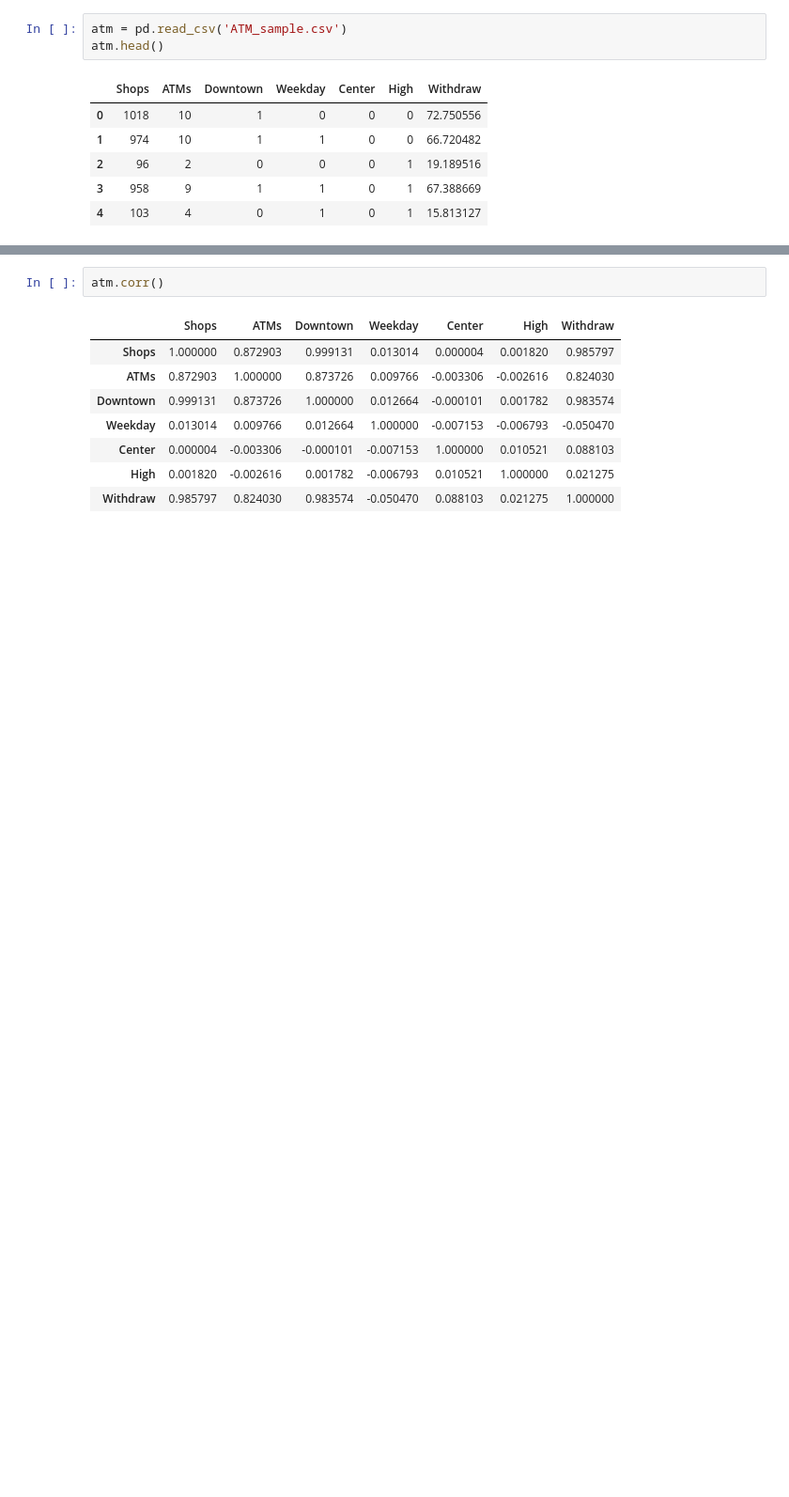
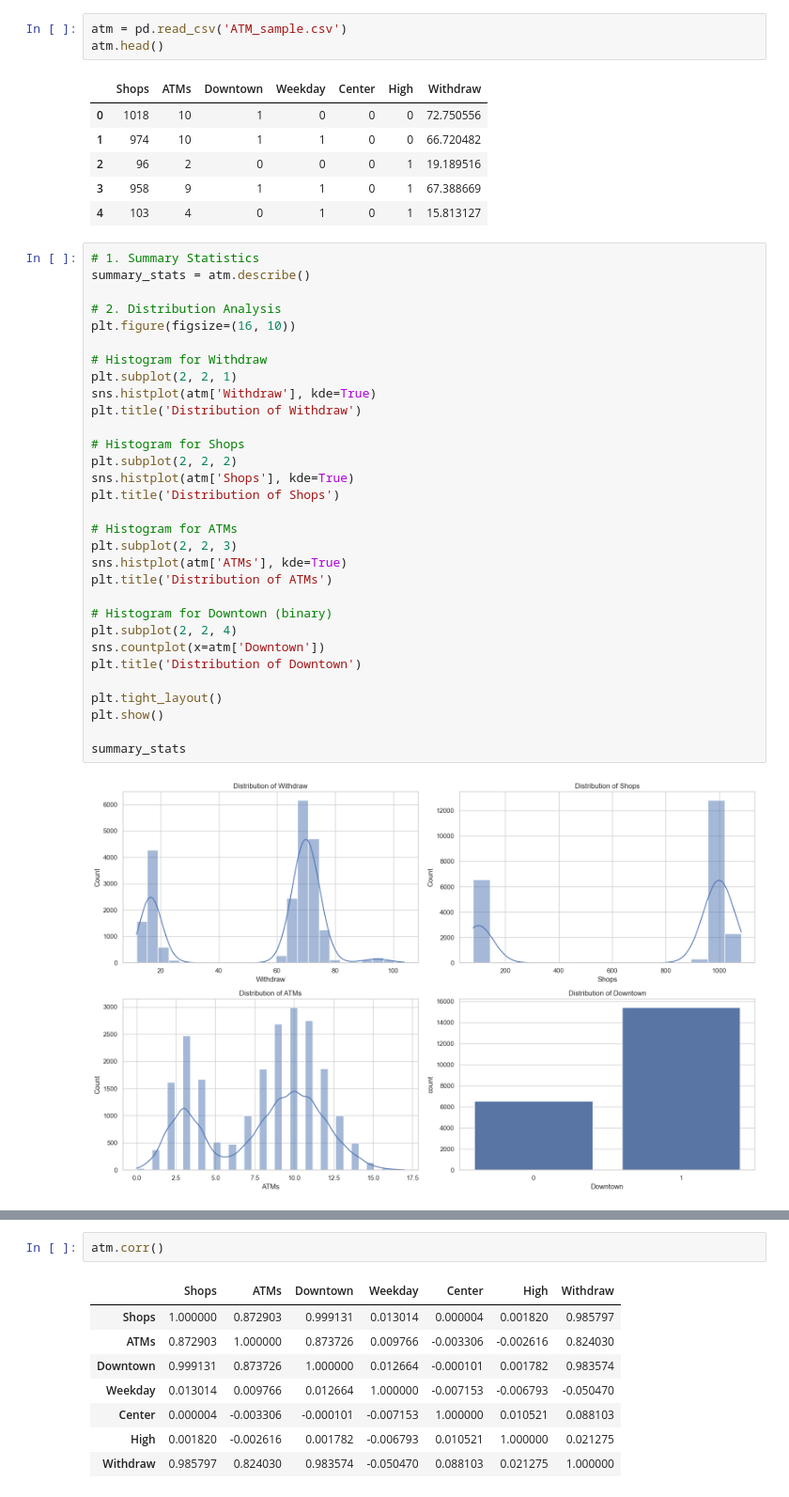
Before and after one commit to ekg-21/econ3203_Y, a Jupyter notebook: eda_notebook.ipynb, the cells around one changed output, grey strips where cells are left out. Shown at 94% size. Saved outputs shown, nothing was run; the diff lists cells and outputs as text; blank space fills up the shorter version.

Commit message:
Some more charts

```diff
--- a/eda_notebook.ipynb
+++ b/eda_notebook.ipynb
@@ -18,3 +18,36 @@ atm.head()
 | 2 | 96 | 2 | 0 | 0 | 0 | 1 | 19.189516 |
 | 3 | 958 | 9 | 1 | 1 | 0 | 1 | 67.388669 |
 | 4 | 103 | 4 | 0 | 1 | 0 | 1 | 15.813127 |
+# %%
+# 1. Summary Statistics
+summary_stats = atm.describe()
+
+# 2. Distribution Analysis
+plt.figure(figsize=(16, 10))
+
+# Histogram for Withdraw
+plt.subplot(2, 2, 1)
+sns.histplot(atm['Withdraw'], kde=True)
+plt.title('Distribution of Withdraw')
+
+# Histogram for Shops
+plt.subplot(2, 2, 2)
+sns.histplot(atm['Shops'], kde=True)
+plt.title('Distribution of Shops')
+
+# Histogram for ATMs
+plt.subplot(2, 2, 3)
+sns.histplot(atm['ATMs'], kde=True)
+plt.title('Distribution of ATMs')
+
+# Histogram for Downtown (binary)
+plt.subplot(2, 2, 4)
+sns.countplot(x=atm['Downtown'])
+plt.title('Distribution of Downtown')
+
+plt.tight_layout()
+plt.show()
+
+summary_stats
+# %% [output]
+[figure, added]
```
Also changed, not shown: parts of 22 cells of this notebook.
